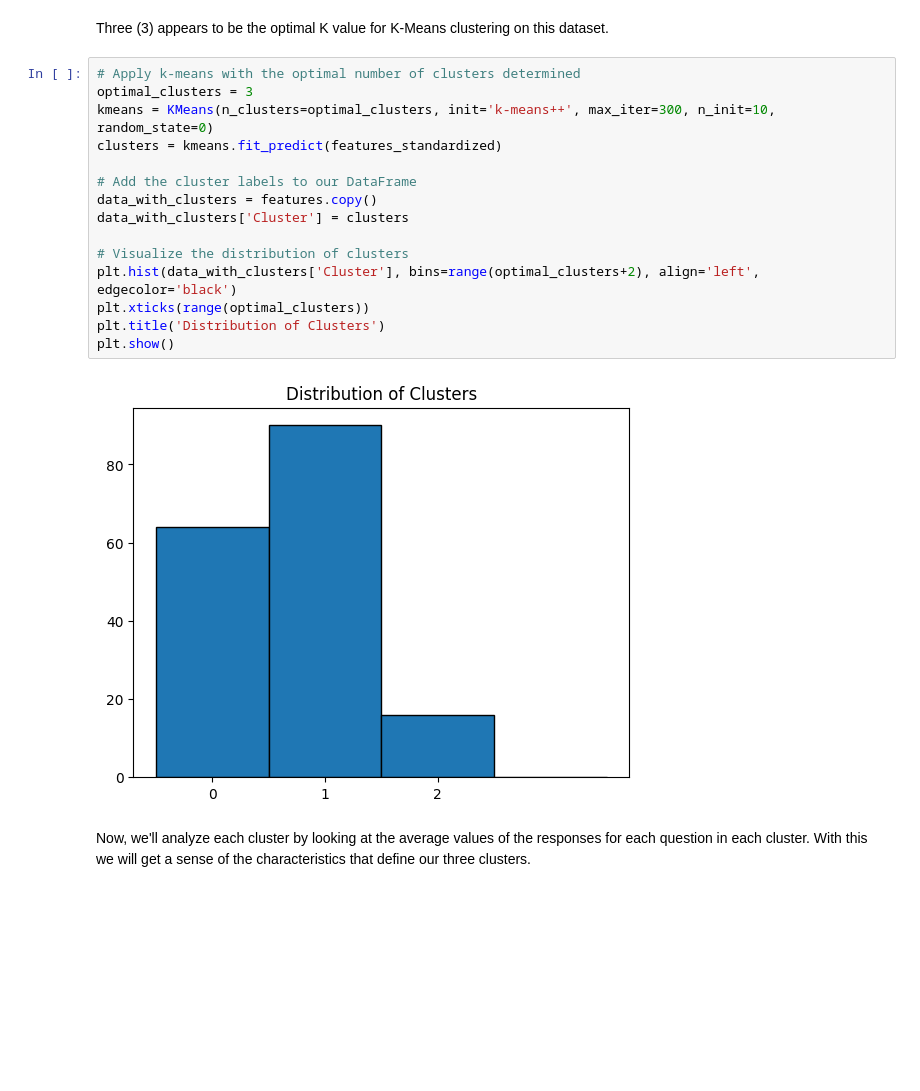
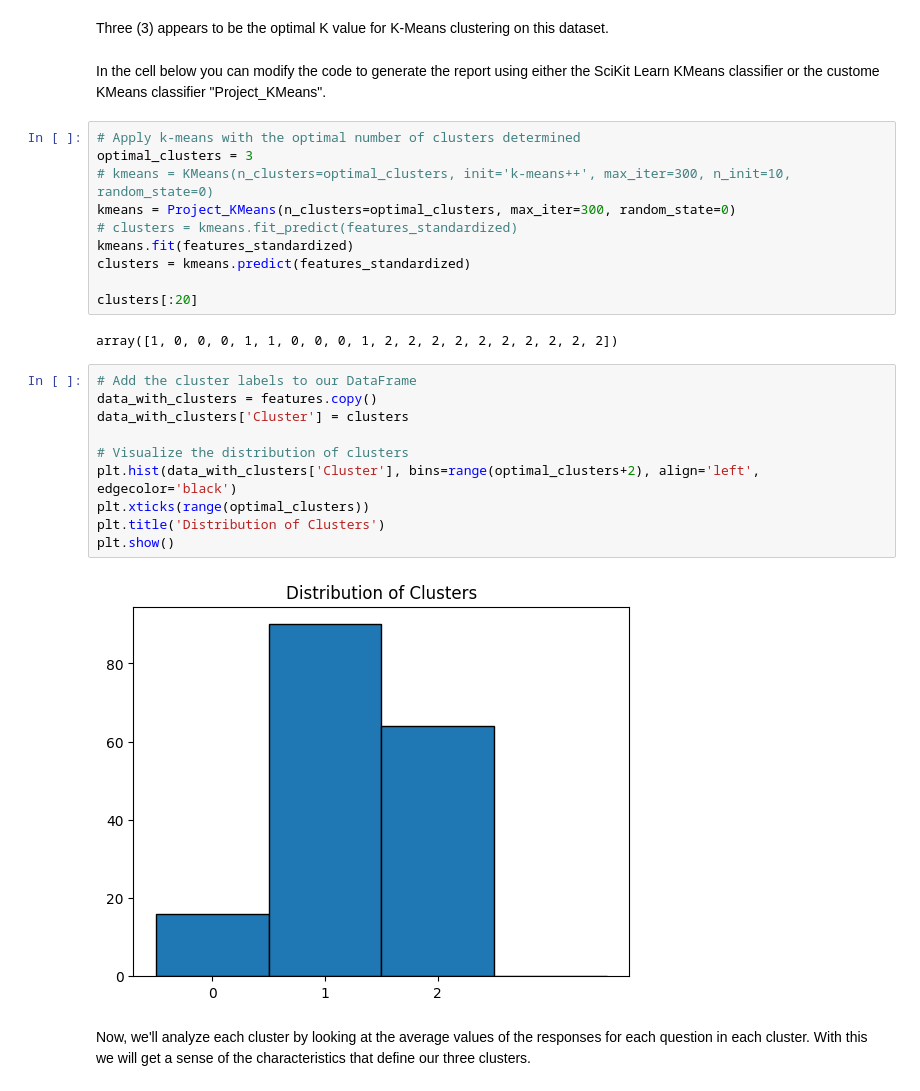
Before and after one commit to nickambrose7/Divorce-Predictor, a Jupyter notebook: report.ipynb, the cells around one changed output. Saved outputs shown, nothing was run; the diff lists cells and outputs as text; blank space fills up the shorter version.

Commit message:
report

```diff
--- a/report.ipynb
+++ b/report.ipynb
@@ -86,23 +154,32 @@ plt.show()
 [figure]
 # %% [markdown]
 Three (3) appears to be the optimal K value for K-Means clustering on this dataset.
+# %% [markdown]
+In the cell below you can modify the code to generate the report using either the SciKit Learn KMeans classifier or the custome KMeans classifier "Project_KMeans".
+# %%
+# Apply k-means with the optimal number of clusters determined
+optimal_clusters = 3
+# kmeans = KMeans(n_clusters=optimal_clusters, init='k-means++', max_iter=300, n_init=10, random_state=0)
+kmeans = Project_KMeans(n_clusters=optimal_clusters, max_iter=300, random_state=0)
+# clusters = kmeans.fit_predict(features_standardized)
+kmeans.fit(features_standardized)
+clusters = kmeans.predict(features_standardized)
+
+clusters[:20]
+# %% [output]
+array([1, 0, 0, 0, 1, 1, 0, 0, 0, 1, 2, 2, 2, 2, 2, 2, 2, 2, 2, 2])
 # %%
-# Apply k-means with the optimal number of clusters determined
-optimal_clusters = 3
-kmeans = KMeans(n_clusters=optimal_clusters, init='k-means++', max_iter=300, n_init=10, random_state=0)
-clusters = kmeans.fit_predict(features_standardized)
-
 # Add the cluster labels to our DataFrame
 data_with_clusters = features.copy()
 data_with_clusters['Cluster'] = clusters
 
 # Visualize the distribution of clusters
 plt.hist(data_with_clusters['Cluster'], bins=range(optimal_clusters+2), align='left', edgecolor='black')
 plt.xticks(range(optimal_clusters))
 plt.title('Distribution of Clusters')
 plt.show()
 # %% [output]
-[figure, old version]
+[figure, new version]
 # %% [markdown]
 Now, we'll analyze each cluster by looking at the average values of the responses for each question in each cluster. With this we will get a sense of the characteristics that define our three clusters.
 # %%
```
Also changed, not shown: parts of 32 cells of this notebook, 1 other file.
